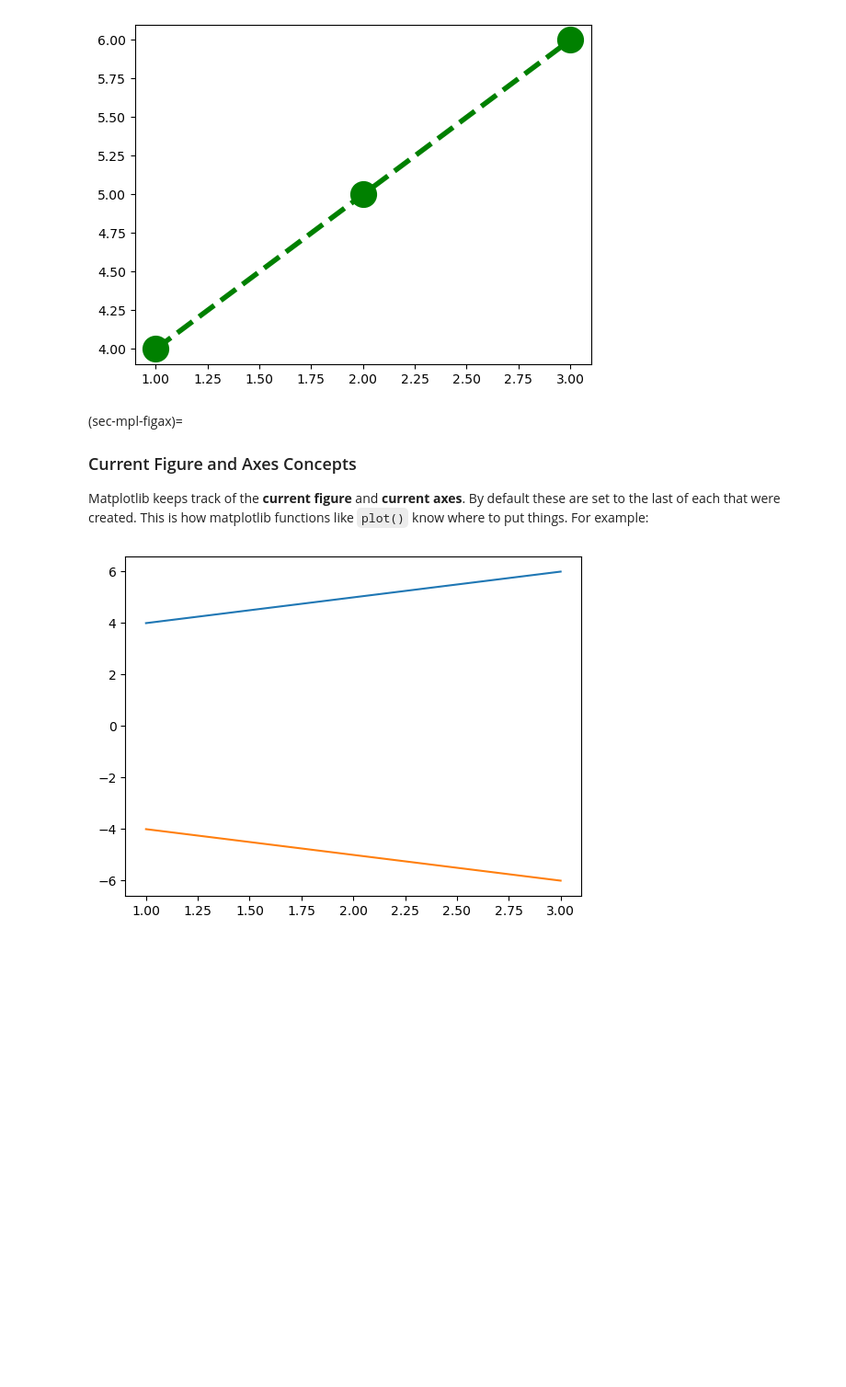
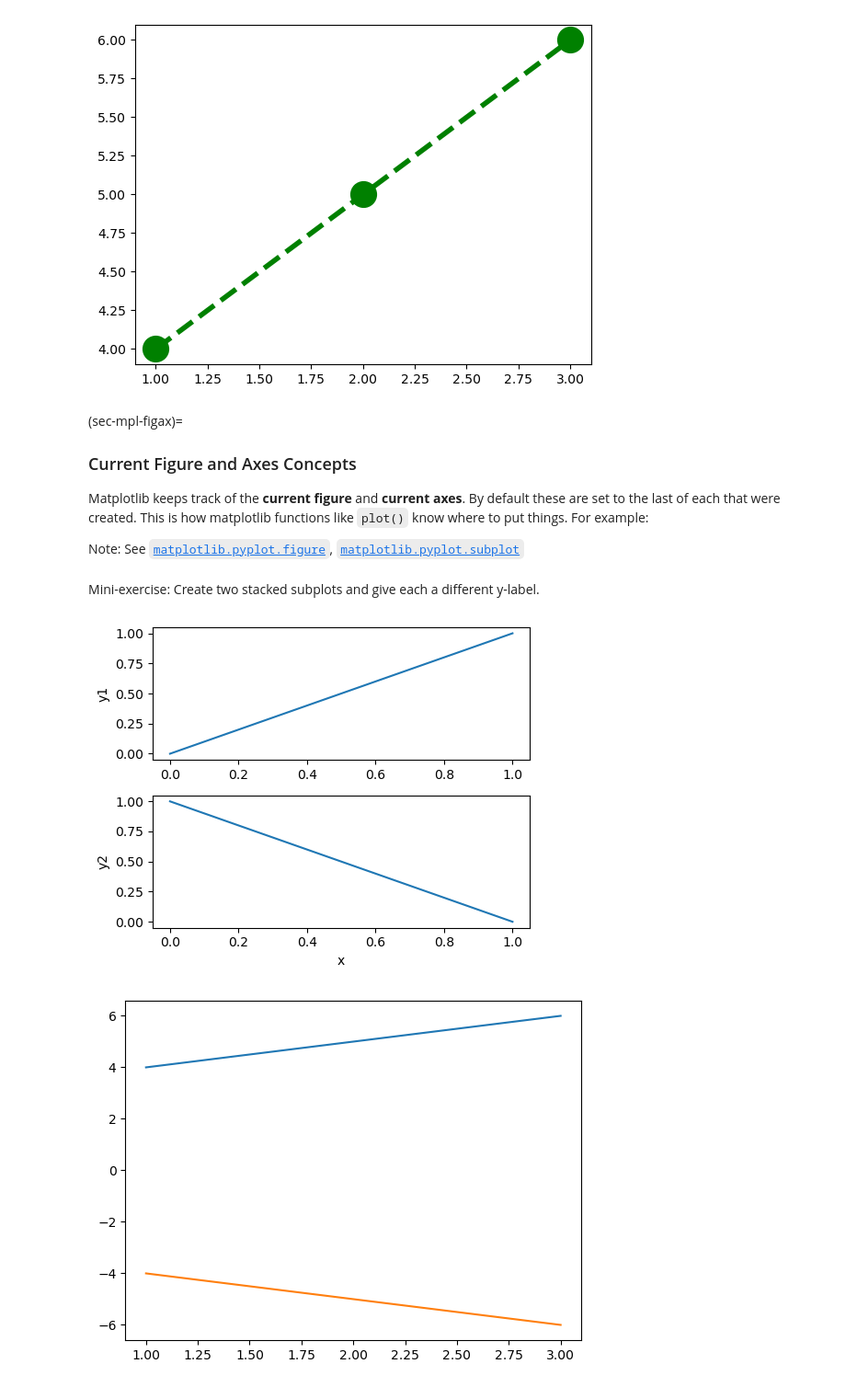
Before and after one commit to SECQUOIA/PU_CHE597_S2025, a Jupyter notebook: 3-Matplotlib/Matplotlib.ipynb, the cells around one changed output. Shown at 92% size. Drawn from its saved outputs; the diff is of its cells as text; code cells hidden in the pictures; blank space fills up the shorter version.

Commit message:
Matplotlib: add mini-exercises, wgets, and doc links

```diff
--- a/3-Matplotlib/Matplotlib.ipynb
+++ b/3-Matplotlib/Matplotlib.ipynb
@@ -94,6 +111,23 @@ plt.show()
 (sec-mpl-figax)=
 ### Current Figure and Axes Concepts
 Matplotlib keeps track of the <b>current figure</b> and <b>current axes</b>. By default these are set to the last of each that were created. This is how matplotlib functions like `plot()` know where to put things. For example:
+
+
+Note: See [`matplotlib.pyplot.figure`](https://matplotlib.org/stable/api/_as_gen/matplotlib.pyplot.figure.html), [`matplotlib.pyplot.subplot`](https://matplotlib.org/stable/api/_as_gen/matplotlib.pyplot.subplot.html)
+# %% [markdown]
+Mini-exercise: Create two stacked subplots and give each a different y-label.
+# %%
+fig, ax = plt.subplots(2, 1, figsize=(5, 4))
+# TODO: plot something simple on each axis
+ax[0].plot([0, 1], [0, 1])
+ax[1].plot([0, 1], [1, 0])
+ax[0].set_ylabel("y1")
+ax[1].set_ylabel("y2")
+ax[1].set_xlabel("x")
+plt.tight_layout()
+plt.show()
+# %% [output]
+[figure, added]
 # %%
 plt.plot([1,2,3],[4,5,6])
 plt.plot([1,2,3],[-4,-5,-6])
```
Also changed, not shown: parts of 39 cells of this notebook.
